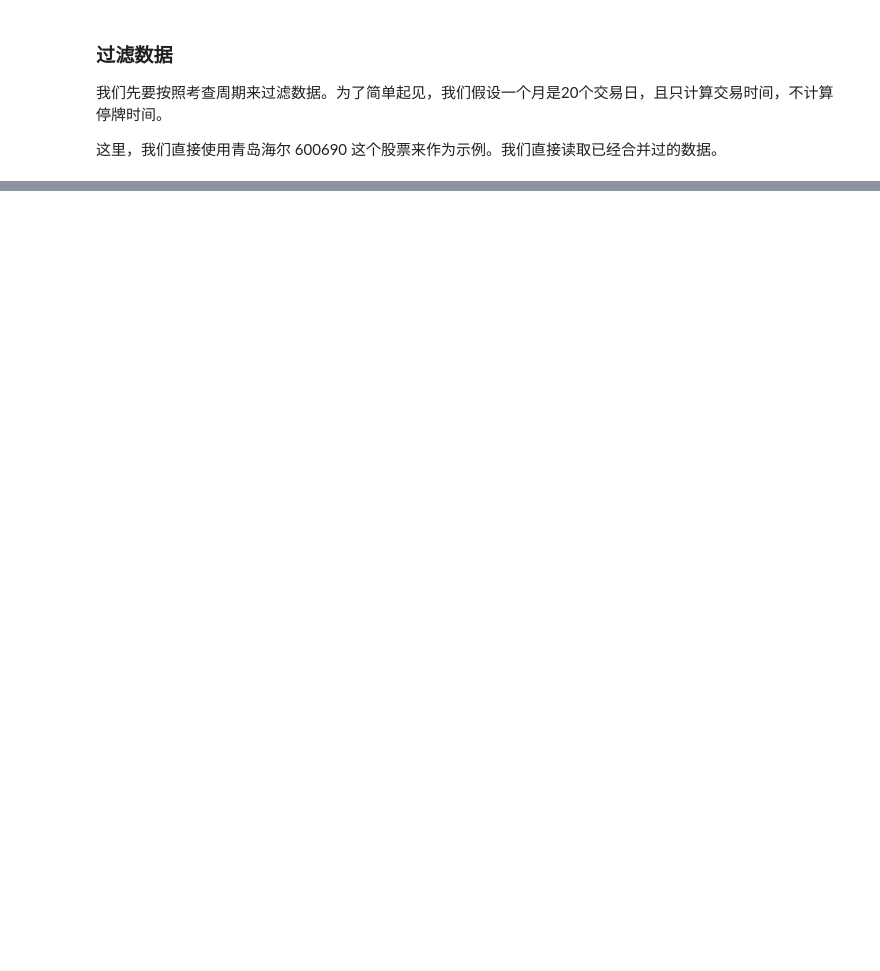
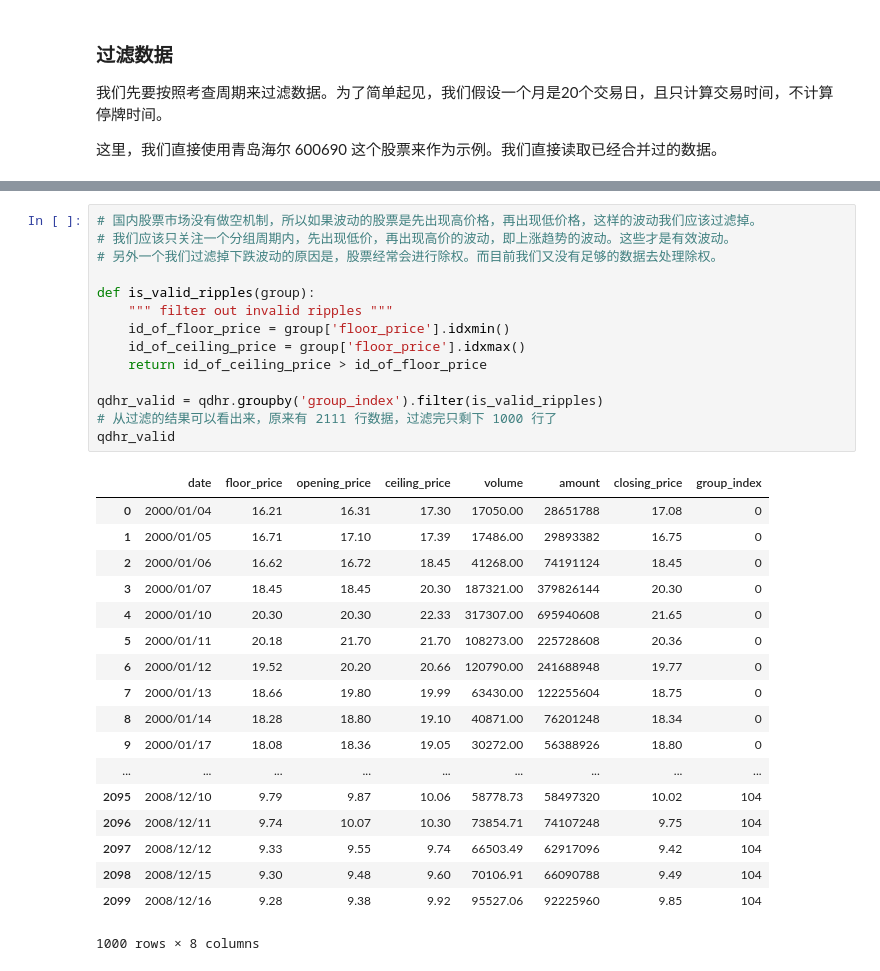
Before and after one commit to kamidox/stock-data, a Jupyter notebook: stock.ipynb, the cells around one changed output, grey strips where cells are left out. Cells and saved outputs as stored; diff of their text form; blank space fills up the shorter version.

```diff
--- a/stock.ipynb
+++ b/stock.ipynb
@@ -166,0 +160,33 @@ qdhr_group.sort_values('ripples_radio', ascending=False).head()
+# %%
+# 国内股票市场没有做空机制，所以如果波动的股票是先出现高价格，再出现低价格，这样的波动我们应该过滤掉。
+# 我们应该只关注一个分组周期内，先出现低价，再出现高价的波动，即上涨趋势的波动。这些才是有效波动。
+# 另外一个我们过滤掉下跌波动的原因是，股票经常会进行除权。而目前我们又没有足够的数据去处理除权。
+
+def is_valid_ripples(group):
+    """ filter out invalid ripples """
+    id_of_floor_price = group['floor_price'].idxmin()
+    id_of_ceiling_price = group['floor_price'].idxmax()
+    return id_of_ceiling_price > id_of_floor_price
+
+qdhr_valid = qdhr.groupby('group_index').filter(is_valid_ripples)
+# 从过滤的结果可以看出来，原来有 2111 行数据，过滤完只剩下 1000 行了
+qdhr_valid
+# %% [output]
+|  | date | floor_price | opening_price | ceiling_price | volume | amount | closing_price | group_index |
+| 0 | 2000/01/04 | 16.21 | 16.31 | 17.30 | 17050.00 | 28651788 | 17.08 | 0 |
+| 1 | 2000/01/05 | 16.71 | 17.10 | 17.39 | 17486.00 | 29893382 | 16.75 | 0 |
+| 2 | 2000/01/06 | 16.62 | 16.72 | 18.45 | 41268.00 | 74191124 | 18.45 | 0 |
+| 3 | 2000/01/07 | 18.45 | 18.45 | 20.30 | 187321.00 | 379826144 | 20.30 | 0 |
+| 4 | 2000/01/10 | 20.30 | 20.30 | 22.33 | 317307.00 | 695940608 | 21.65 | 0 |
+| 5 | 2000/01/11 | 20.18 | 21.70 | 21.70 | 108273.00 | 225728608 | 20.36 | 0 |
+| 6 | 2000/01/12 | 19.52 | 20.20 | 20.66 | 120790.00 | 241688948 | 19.77 | 0 |
+| 7 | 2000/01/13 | 18.66 | 19.80 | 19.99 | 63430.00 | 122255604 | 18.75 | 0 |
+| 8 | 2000/01/14 | 18.28 | 18.80 | 19.10 | 40871.00 | 76201248 | 18.34 | 0 |
+| 9 | 2000/01/17 | 18.08 | 18.36 | 19.05 | 30272.00 | 56388926 | 18.80 | 0 |
+| ... | ... | ... | ... | ... | ... | ... | ... | ... |
+| 2095 | 2008/12/10 | 9.79 | 9.87 | 10.06 | 58778.73 | 58497320 | 10.02 | 104 |
+| 2096 | 2008/12/11 | 9.74 | 10.07 | 10.30 | 73854.71 | 74107248 | 9.75 | 104 |
+| 2097 | 2008/12/12 | 9.33 | 9.55 | 9.74 | 66503.49 | 62917096 | 9.42 | 104 |
+| 2098 | 2008/12/15 | 9.30 | 9.48 | 9.60 | 70106.91 | 66090788 | 9.49 | 104 |
+| 2099 | 2008/12/16 | 9.28 | 9.38 | 9.92 | 95527.06 | 92225960 | 9.85 | 104 |
+1000 rows × 8 columns
```
Also changed, not shown: parts of 28 cells of this notebook, 3 other files.
